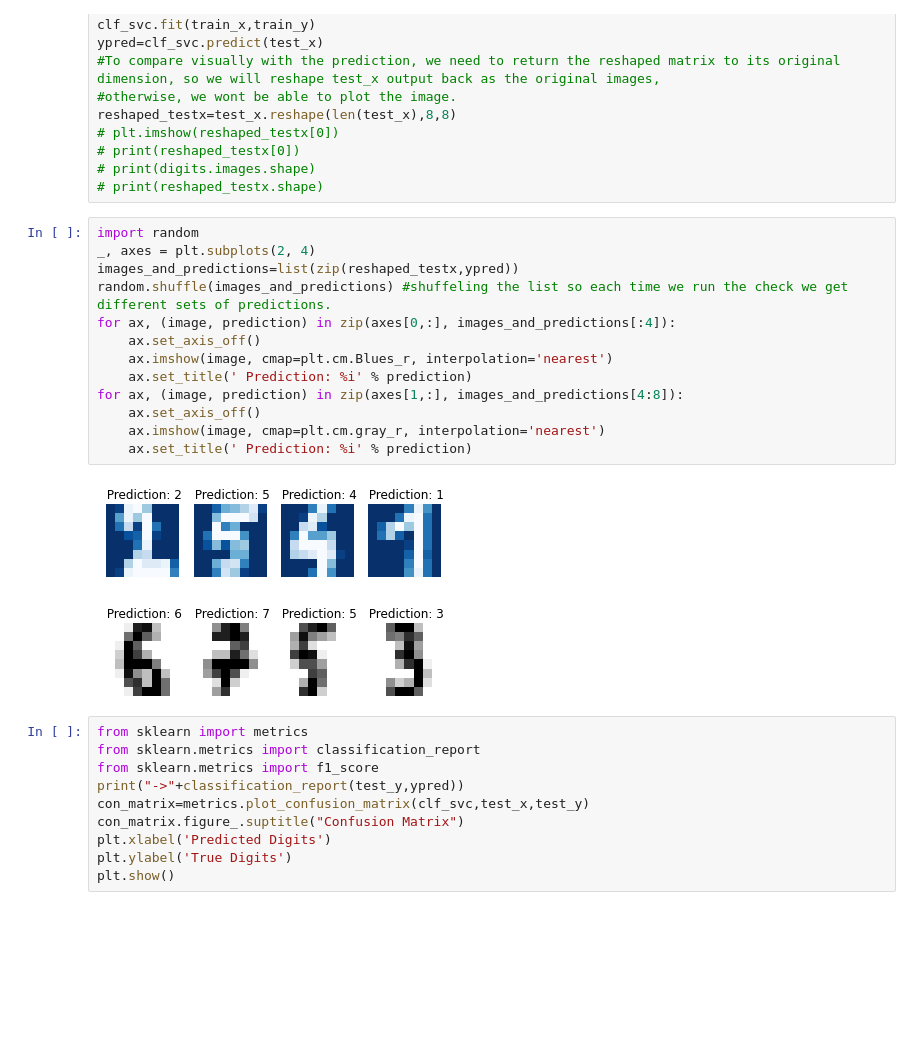
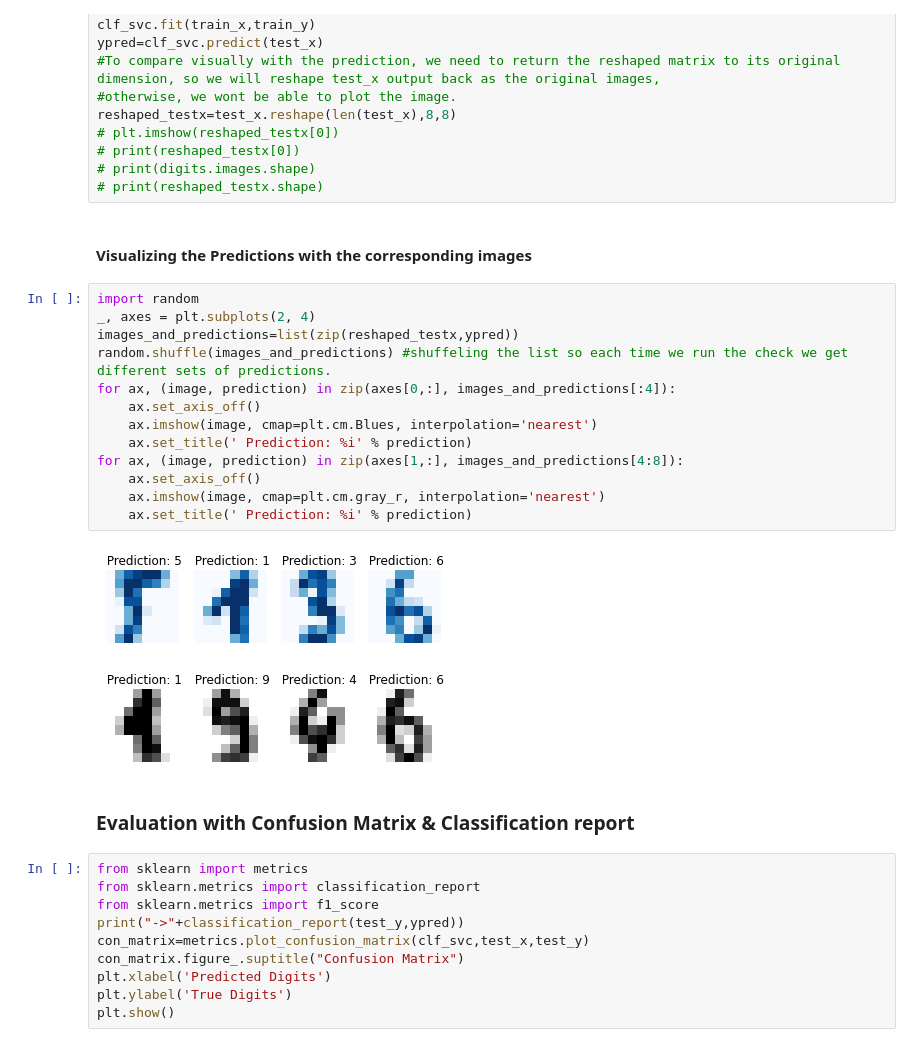
Before and after one commit to liorsl1/ML-Projects, a Jupyter notebook: Machine-Learning/Handwritten_DigitsClassifier/Digits_Classification.ipynb, the cells around one changed output. Drawn from its saved outputs; the diff is of its cells as text; blank space fills up the shorter version.

```diff
--- a/Machine-Learning/Handwritten_DigitsClassifier/Digits_Classification.ipynb
+++ b/Machine-Learning/Handwritten_DigitsClassifier/Digits_Classification.ipynb
@@ -26,21 +30,25 @@ reshaped_testx=test_x.reshape(len(test_x),8,8)
 # print(reshaped_testx[0])
 # print(digits.images.shape)
 # print(reshaped_testx.shape)
+# %% [markdown]
+#### Visualizing the Predictions with the corresponding images
 # %%
 import random
 _, axes = plt.subplots(2, 4)
 images_and_predictions=list(zip(reshaped_testx,ypred))
 random.shuffle(images_and_predictions) #shuffeling the list so each time we run the check we get different sets of predictions.
 for ax, (image, prediction) in zip(axes[0,:], images_and_predictions[:4]):
     ax.set_axis_off()
-    ax.imshow(image, cmap=plt.cm.Blues_r, interpolation='nearest')
+    ax.imshow(image, cmap=plt.cm.Blues, interpolation='nearest')
     ax.set_title(' Prediction: %i' % prediction)
 for ax, (image, prediction) in zip(axes[1,:], images_and_predictions[4:8]):
     ax.set_axis_off()
     ax.imshow(image, cmap=plt.cm.gray_r, interpolation='nearest')
     ax.set_title(' Prediction: %i' % prediction)
 # %% [output]
-[figure, old version]
+[figure, new version]
+# %% [markdown]
+### Evaluation with Confusion Matrix & Classification report
 # %%
 from sklearn import metrics
 from sklearn.metrics import classification_report
```
Also changed, not shown: parts of 4 cells of this notebook.
